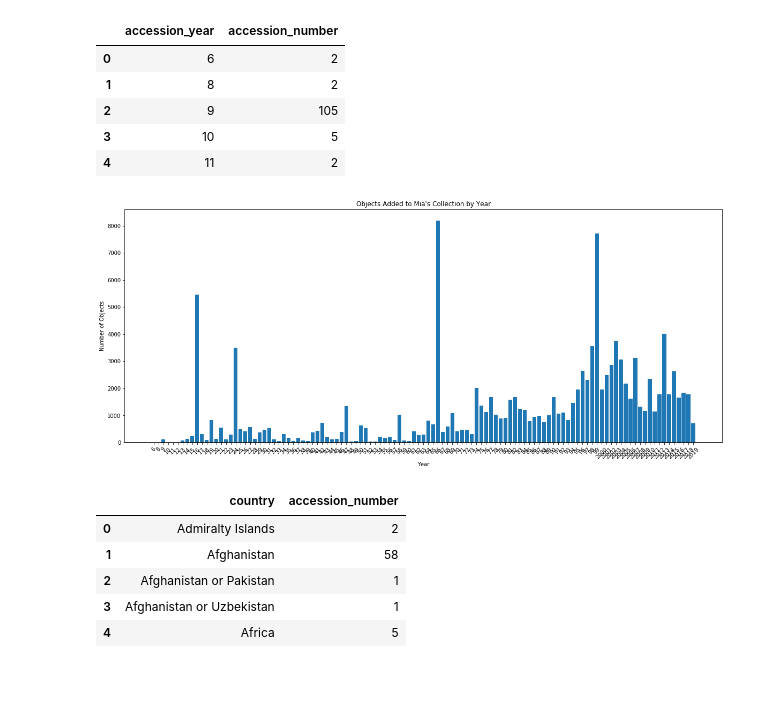
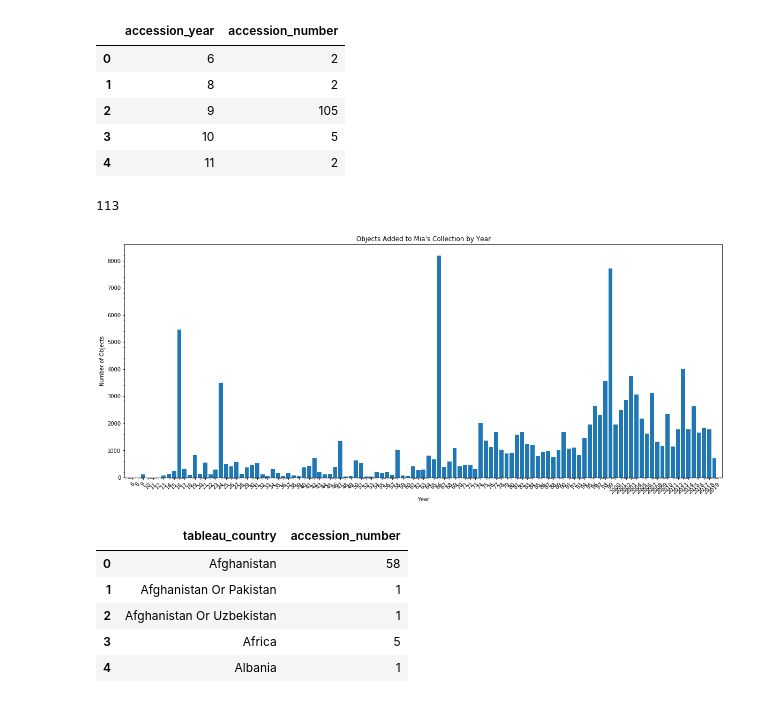
Before and after one commit to jackrapp/collection_map, a Jupyter notebook: collection_visualization.ipynb, the cells around one changed output. Drawn from its saved outputs; the diff is of its cells as text; code cells hidden in the pictures.

```diff
--- a/collection_visualization.ipynb
+++ b/collection_visualization.ipynb
@@ -4,7 +4,7 @@ import numpy as np
 import matplotlib.pyplot as plt
 # %%
 # Read in csv file
-input_file = 'resources/Mia_objects_accession_year.csv'
+input_file = 'resources/Mia_objects_country.csv'
 data = pd.read_csv(input_file, index_col='Unnamed: 0')
 
 data.head()
@@ -32,39 +32,44 @@ collection_year.head()
 | 2 | 9 | 105 |
 | 3 | 10 | 5 |
 | 4 | 11 | 2 |
+# %%
+len(collection_year['accession_year'].values)
+# %% [output]
+113
 # %%
 # Create handles from accession_year values
 handles = collection_year['accession_year'].values
 
 # Build the bar chart
 plt.figure(figsize=(20,8))
 x_axis = np.arange(0,len(handles))
 
 plt.bar(x_axis, collection_year['accession_number'])
-plt.axhline(color="black")
+plt.margins(x=0.01)
+plt.minorticks_on()
 plt.xticks(x_axis, labels=handles, rotation=45)
 plt.title("Objects Added to Mia's Collection by Year")
 plt.xlabel("Year")
 plt.ylabel('Number of Objects')
 
 # # Save the Figure
 # plt.savefig("Tumor_Growth.png")
 
 
 # Show the Figure
 plt.show()
 # %% [output]
-[figure, old version]
+[figure, new version]
 # %%
-collection_country = data.groupby(['country'], as_index=False)['accession_number'].count()
+collection_country = data.groupby(['tableau_country'], as_index=False)['accession_number'].count()
 collection_country.head()
 # %% [output]
-|  | country | accession_number |
-| 0 | Admiralty Islands | 2 |
-| 1 | Afghanistan | 58 |
-| 2 | Afghanistan or Pakistan | 1 |
-| 3 | Afghanistan or Uzbekistan | 1 |
-| 4 | Africa | 5 |
+|  | tableau_country | accession_number |
+| 0 | Afghanistan | 58 |
+| 1 | Afghanistan Or Pakistan | 1 |
+| 2 | Afghanistan Or Uzbekistan | 1 |
+| 3 | Africa | 5 |
+| 4 | Albania | 1 |
 # %%
 # Pull top 100 countries to chart
 collection_country_top = collection_country.nlargest(50, 'accession_number')
```
Also changed, not shown: parts of 4 cells of this notebook.
